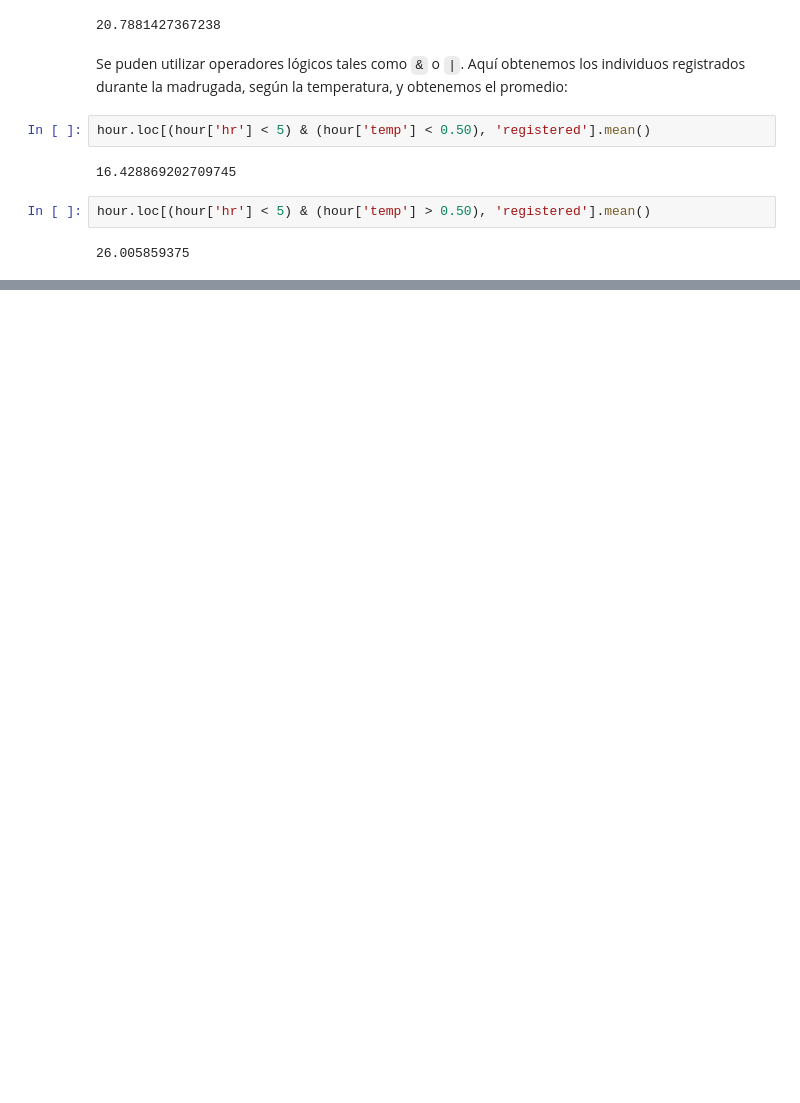
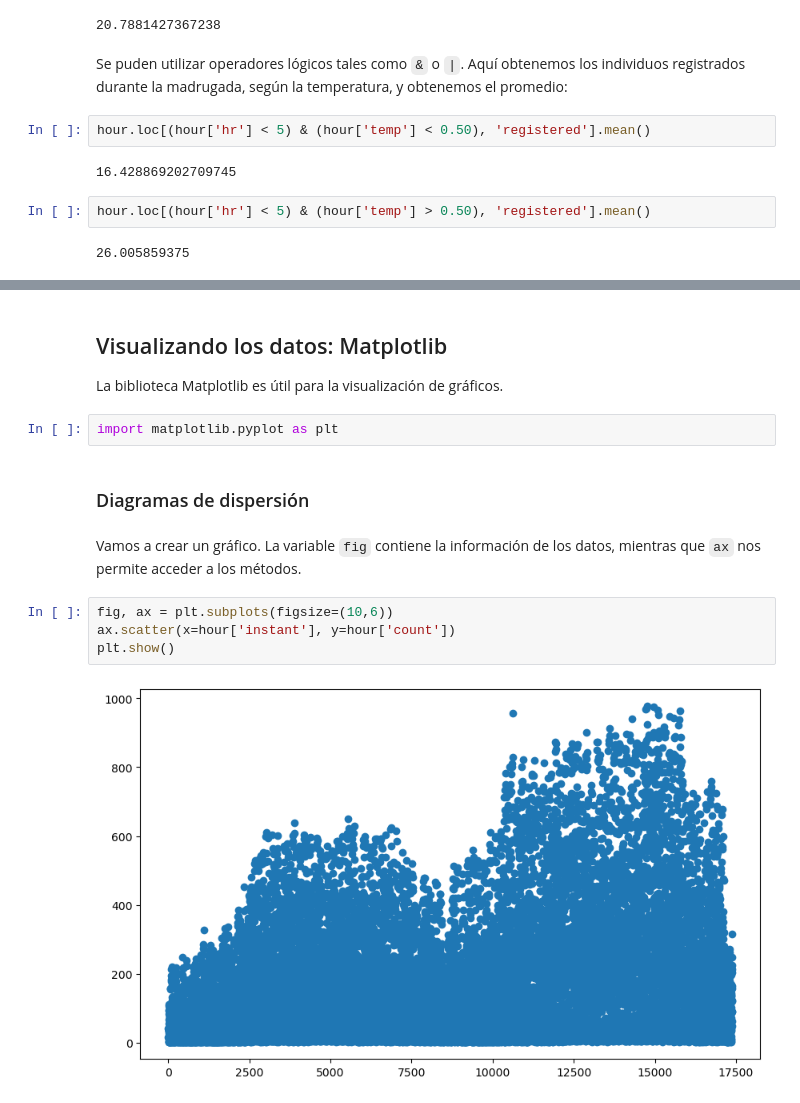
Before and after one commit to abrahambarrer/data_science-roadmap, a Jupyter notebook: notebooks_2/ch1/exploratory_analysis.ipynb, the cells around one changed output, grey strips where cells are left out. Drawn from its saved outputs; the diff is of its cells as text; blank space fills up the shorter version.

```diff
--- a/notebooks_2/ch1/exploratory_analysis.ipynb
+++ b/notebooks_2/ch1/exploratory_analysis.ipynb
@@ -88,0 +142,15 @@ hour.loc[(hour['hr'] < 5) & (hour['temp'] > 0.50), 'registered'].mean()
+# %% [markdown]
+## Visualizando los datos: Matplotlib
+La biblioteca Matplotlib es útil para la visualización de gráficos.
+# %%
+import matplotlib.pyplot as plt
+# %% [markdown]
+### Diagramas de dispersión
+# %% [markdown]
+Vamos a crear un gráfico. La variable `fig` contiene la información de los datos, mientras que `ax` nos permite acceder a los métodos.
+# %%
+fig, ax = plt.subplots(figsize=(10,6))
+ax.scatter(x=hour['instant'], y=hour['count'])
+plt.show()
+# %% [output]
+[figure, added]
```
Also changed, not shown: parts of 22 cells of this notebook, 1 other file.
